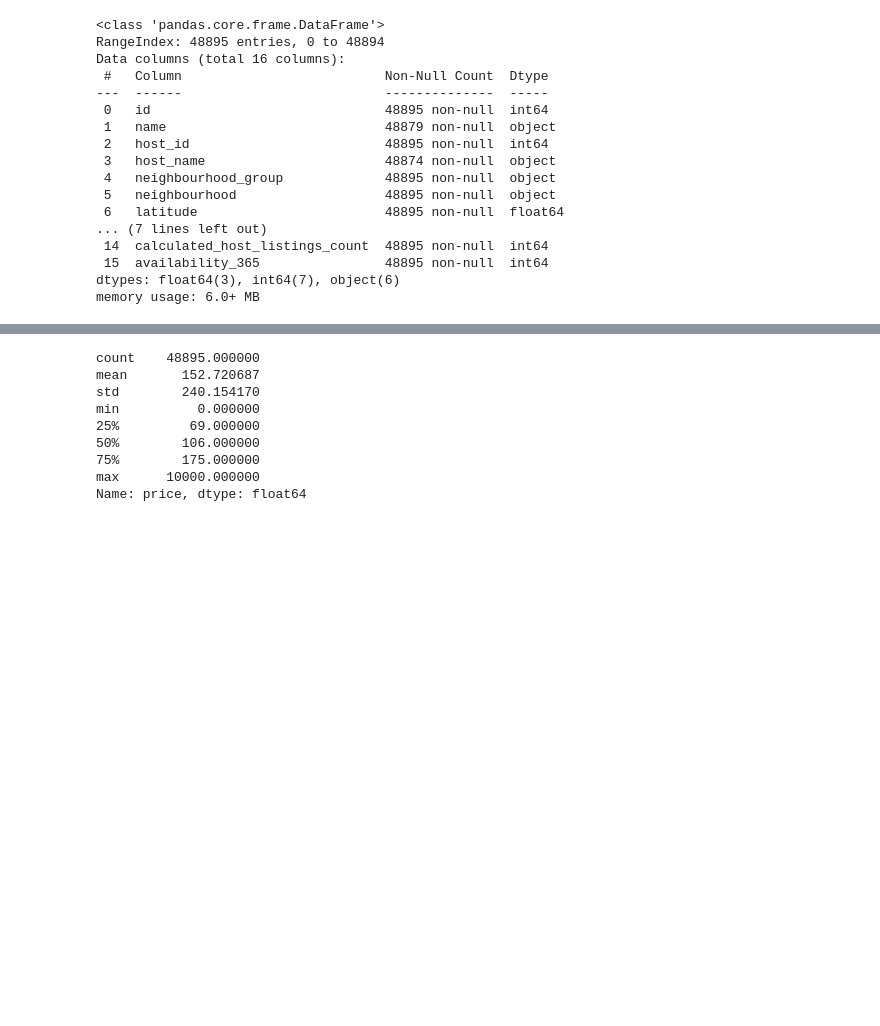
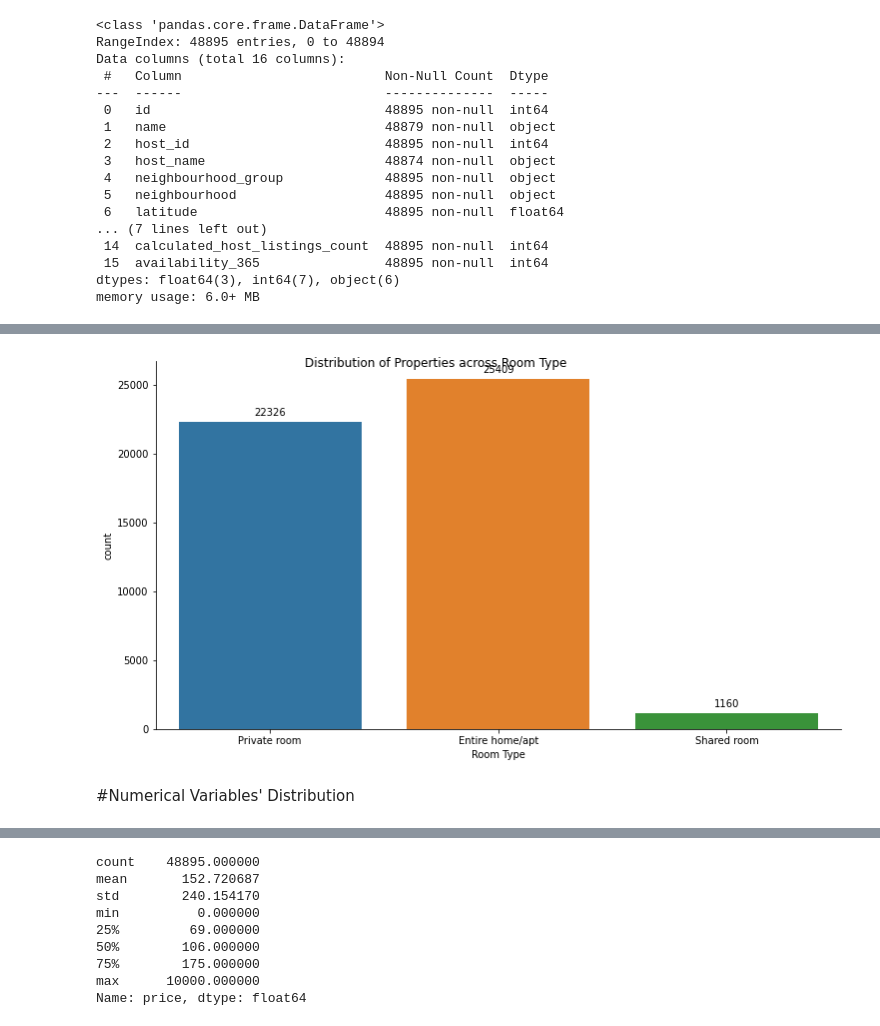
Before and after one commit to arunjegathesh/airbnb_ensemble_learning, a Jupyter notebook: Ensemble_Project_v1.ipynb, the cells around one changed output, grey strips where cells are left out. Cells and saved outputs as stored; diff of their text form; code cells hidden in the pictures; blank space fills up the shorter version.

```diff
--- a/Ensemble_Project_v1.ipynb
+++ b/Ensemble_Project_v1.ipynb
@@ -188,3 +211,24 @@ memory usage: 6.0+ MB
+# %%
+plot = sns.catplot(x='room_type', kind='count' ,data=df_in)
+plot.fig.suptitle('Distribution of Properties across Room Type')
+plot.set(xlabel = 'Room Type')
+
+ax = plot.facet_axis(0,0)
+for p in ax.patches:
+    ax.annotate(format(p.get_height(), '.0f'),
+                (p.get_x() + p.get_width() / 2., p.get_height()),
+                ha = 'center', va = 'center',
+                xytext = (0, 9),
+                textcoords = 'offset points')
+
+
+plot.fig.set_size_inches(12,6)
+
+plt.show()
+# %% [output]
+[figure, added]
+# %% [markdown]
+#Numerical Variables' Distribution
 # %%
 fig, axs = plt.subplots(3, 2, figsize=(10, 10))
 
```
Also changed, not shown: parts of 17 cells of this notebook.
